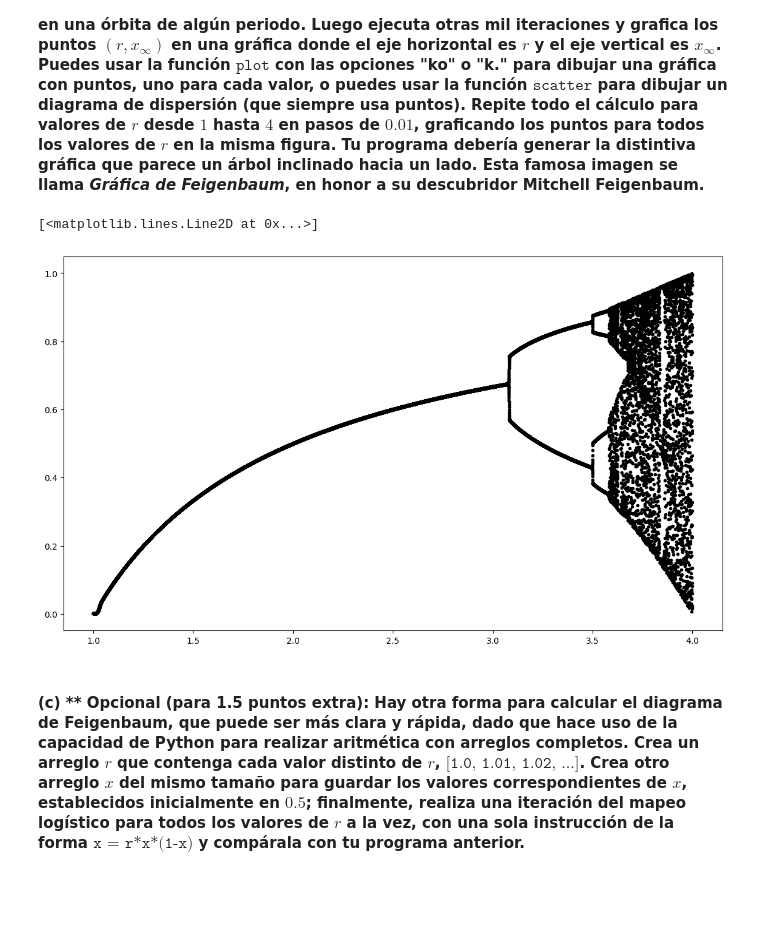
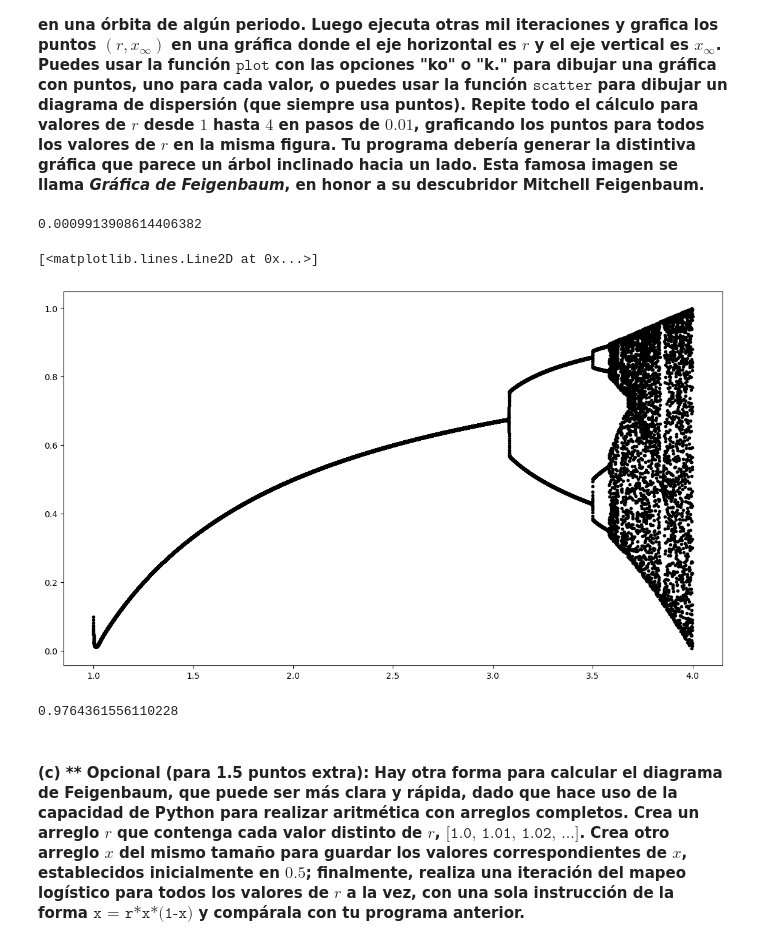
Before and after one commit to Alexi5omg/CLASE, a Jupyter notebook: Tareas/Práctica_2.ipynb, the cells around one changed output. Saved outputs shown, nothing was run; the diff lists cells and outputs as text; code cells hidden in the pictures; blank space fills up the shorter version.

```diff
--- a/Tareas/Práctica_2.ipynb
+++ b/Tareas/Práctica_2.ipynb
@@ -237,32 +237,50 @@ $$x_{n+1} = rx_n(1-x_n)$$
 
 #### **Hint**: Esto es lo que debes hacer para hacer tu programa:
 #### Para un valor dado de $r$, comienza con $x_n = \frac{1}{2}$ e itera la ecuación del mapeo logístico mil veces. Eso le dará la oportunidad de establecerse en un punto fijo o en una órbita de algún periodo. Luego ejecuta otras mil iteraciones y grafica los puntos $(r, x_\infty)$ en una gráfica donde el eje horizontal es $r$ y el eje vertical es $x_\infty$. Puedes usar la función $\texttt{plot}$ con las opciones "ko" o "k." para dibujar una gráfica con puntos, uno para cada valor, o puedes usar la función $\texttt{scatter}$ para dibujar un diagrama de dispersión (que siempre usa puntos). Repite todo el cálculo para valores de $r$ desde $1$ hasta $4$ en pasos de $0.01$, graficando los puntos para todos los valores de $r$ en la misma figura. Tu programa debería generar la distintiva gráfica que parece un árbol inclinado hacia un lado. Esta famosa imagen se llama *Gráfica de Feigenbaum*, en honor a su descubridor Mitchell Feigenbaum.
+# %%
+# Definimos el mapeo logístico como una función de 2 variables
+def maplog(r,x):
+  return r*x*(1-x)
+
+# Primero iteramos a xn 1000 veces inciando con xn = 1/2
+r = 1
+x = 0.5
+for i in range(1000):
+  x = maplog(r,x)
+
+for r in np.arange(
+# %% [output]
+0.0009913908614406382
 # %%
 # Definimos el mapeo logístico como una función de 2 variables
 def maplog(r,x):
   return r*x*(1-x)
 
 # Primero iteramos a xn 1000 veces inciando con xn = 1/2
 r = 1
-x = 1/2
-for i in range(1000):
+x = 0.5
+for i in range(5):
   x = maplog(r,x)
 
 # Ahora variamos r y lo guardamos junto al xn calculado
 xn = []
 r = []
 for R in np.arange(1,4,0.0001):
     x = maplog(R,x)
     xn.append(x)
     r.append(R)
 xn = np.array(xn)
 
 pl.figure(figsize=(14,8))
 # pl.xlim(3,3.6)
 pl.plot(r,xn,'k.')
 # %% [output]
 [<matplotlib.lines.Line2D at 0x...>]
-[figure, old version]
+[figure, new version]
+# %%
+x
+# %% [output]
+0.9764361556110228
 # %% [markdown]
 #### **(c)** ** **Opcional (para 1.5 puntos extra)**: Hay otra forma para calcular el diagrama de Feigenbaum, que puede ser más clara y rápida, dado que hace uso de la capacidad de Python para realizar aritmética con arreglos completos. Crea un arreglo $r$ que contenga cada valor distinto de $r$, $\texttt{[1.0, 1.01, 1.02, ...]}$. Crea otro arreglo $x$ del mismo tamaño para guardar los valores correspondientes de $x$, establecidos inicialmente en $0.5$; finalmente, realiza una iteración del mapeo logístico para todos los valores de $r$ a la vez, con una sola instrucción de la forma $\texttt{x = r*x*(1-x)}$ y compárala con tu programa anterior.
 # %%
```
